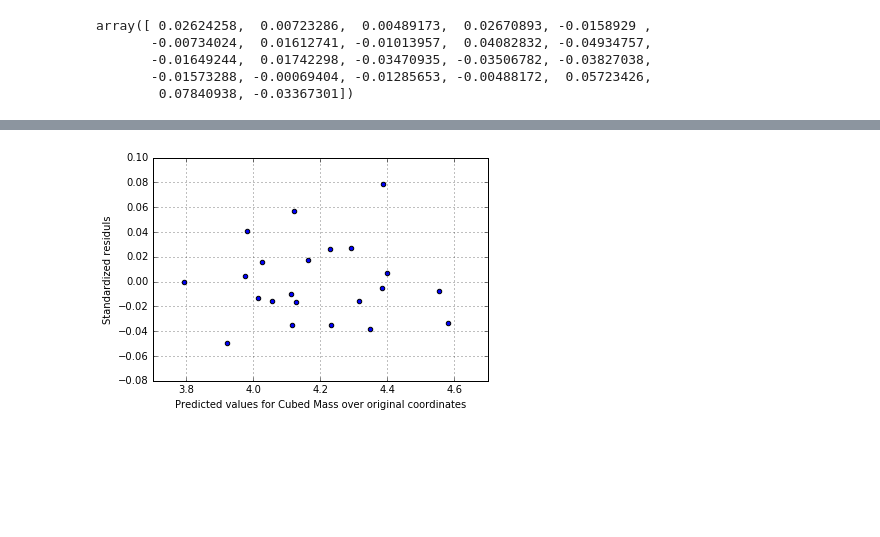
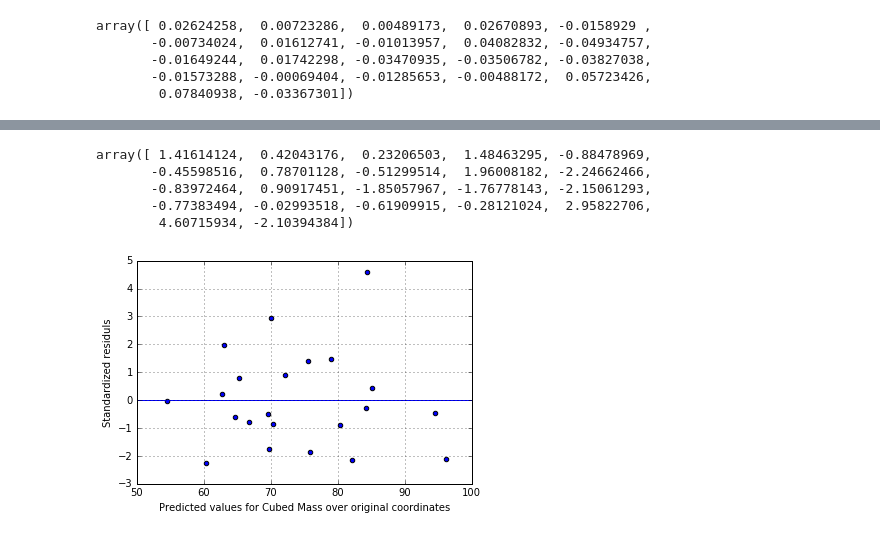
Before and after one commit to ssdfx007008/AML, a Jupyter notebook: hw4/7-9_7-10.ipynb, the cells around one changed output, grey strips where cells are left out. Cells and saved outputs as stored; diff of their text form; code cells hidden in the pictures; blank space fills up the shorter version.

```diff
--- a/hw4/7-9_7-10.ipynb
+++ b/hw4/7-9_7-10.ipynb
@@ -335,7 +347,18 @@ array([ 0.02624258,  0.00723286,  0.00489173,  0.02670893, -0.0158929 ,
+# %%
+x_axis = Mass_cube_predicted**3
+y_axis = np.array(data2.Mass - x_axis)
+y_axis
+# %% [output]
+array([ 1.41614124,  0.42043176,  0.23206503,  1.48463295, -0.88478969,
+       -0.45598516,  0.78701128, -0.51299514,  1.96008182, -2.24662466,
+       -0.83972464,  0.90917451, -1.85057967, -1.76778143, -2.15061293,
+       -0.77383494, -0.02993518, -0.61909915, -0.28121024,  2.95822706,
+        4.60715934, -2.10394384])
 # %%
 plt.scatter(x_axis, y_axis)
 plt.xlabel("Predicted values for Cubed Mass over original coordinates")
 plt.ylabel("Standardized residuls")
+plt.axhline(0)
 plt.grid()
 # %% [output]
-[figure, old version]
+[figure, new version]
```
Also changed, not shown: parts of 11 cells of this notebook.
